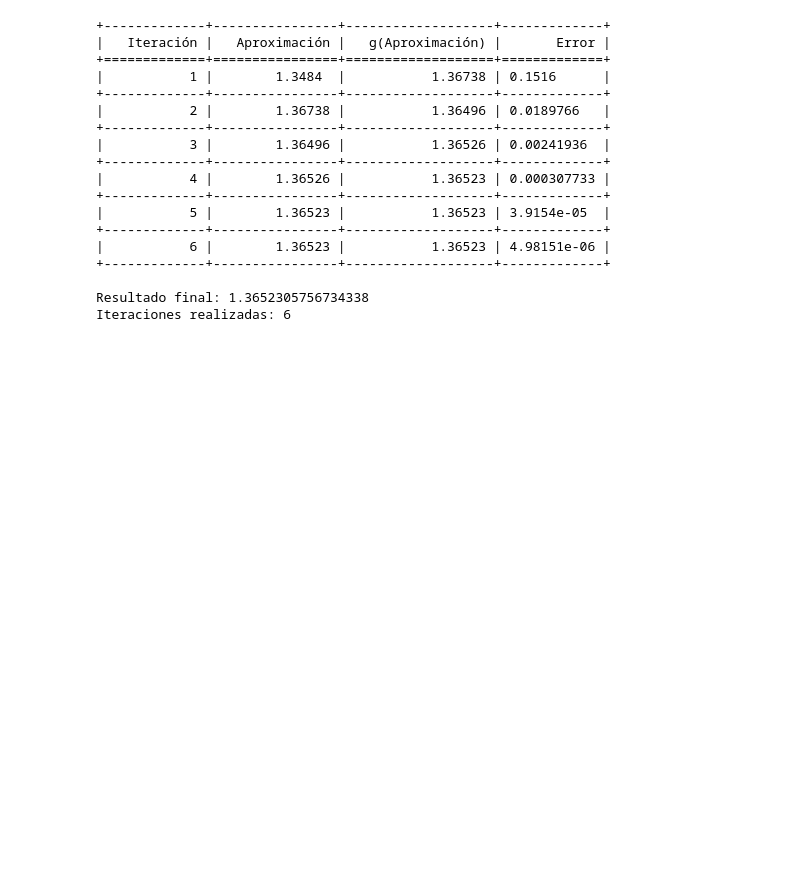
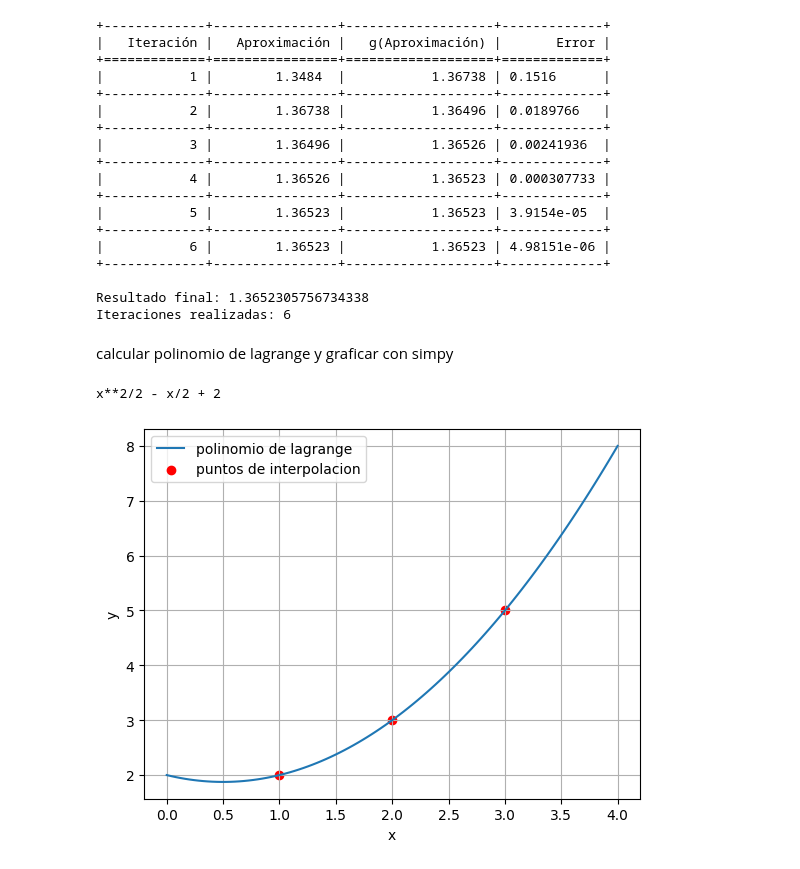
Before and after one commit to jlopez00001/M-todos-num-ricos, a Jupyter notebook: Métodos_numéricos.ipynb, the cells around one changed output. Cells and saved outputs as stored; diff of their text form; code cells hidden in the pictures; blank space fills up the shorter version.

```diff
--- a/Métodos_numéricos.ipynb
+++ b/Métodos_numéricos.ipynb
@@ -343,3 +343,50 @@ print(f"Iteraciones realizadas: {iteraciones}")
 
 Resultado final: 1.3652305756734338
 Iteraciones realizadas: 6
+# %% [markdown]
+<font color="grenn"> calcular polinomio de lagrange y graficar con simpy  </font>
+# %%
+import sympy as sp
+import numpy as np
+import matplotlib.pyplot as plt
+import sys
+
+puntos = [(1,2),(2,3),(3,5)]  # en esta lista guardamos los puntos como tuplas
+x = sp.Symbol('x')             # definimos x como expreción simbolica
+# el siguiente for es para ver que los puntos sean validos , si setiene dos puntos con la misma coordenada en x y diferente coordenada en y
+for i in range(len(puntos) - 1):       # no seria valido , por que ya no seria una función
+
+    if puntos[i][0] == puntos[i+1][0]:
+        sys.exit("puntos no validos")
+
+
+
+def polinomio_de_lagrange(puntos):   # definimos la función que devuelve el polinomio de lagrange
+  n = len(puntos)                    # nesesitamos obtner el tamaño de la lista para de finir el grado del polinomio
+  pol= 0                            # definimos pol la variable donde guardaremos el polinomio
+  for i in range (n):                # para aplicar la formula usamos 2 for iterados
+    xi,yi = puntos[i]                  # la primera es para hallar cadas Li de la formula
+    ter = yi                             # y el segundo es para recorrer j omitiendo cuando i =j
+    for j in range (n):
+      if i!=j:
+        xj,_=puntos[j]
+        ter *= (x-xj) / (xi -xj)           # obtenemos cada Li
+    pol+=ter                               # los sumamos para obtener el polinomio
+  return sp.simplify(pol)                   # esta función es para simplificar
+
+
+poli = polinomio_de_lagrange(puntos)         # llamamos a la funcion
+print(poli)                                 # visualizmos el polinomio
+pol_f = sp.lambdify( x , poli ,'numpy')
+x_val = np.linspace(min(p[0] for  p in puntos)-1,max(p[0] for p in puntos)+1, 100)      # rangon y valores de x
+y_val = pol_f(x_val)                                                                    # rango y valores para y definidos para la función
+plt.plot(x_val,y_val, label='polinomio de lagrange')                                    # etiquetas
+plt.scatter(*zip(*puntos), color='red', label='puntos de interpolacion')                # estilo de la grafica
+plt.xlabel("x")                                                                         # eje x
+plt.ylabel("y")                                                                         # eje y
+plt.legend()
+plt.grid()
+plt.show()
+# %% [output]
+x**2/2 - x/2 + 2
+[figure, added]
```
